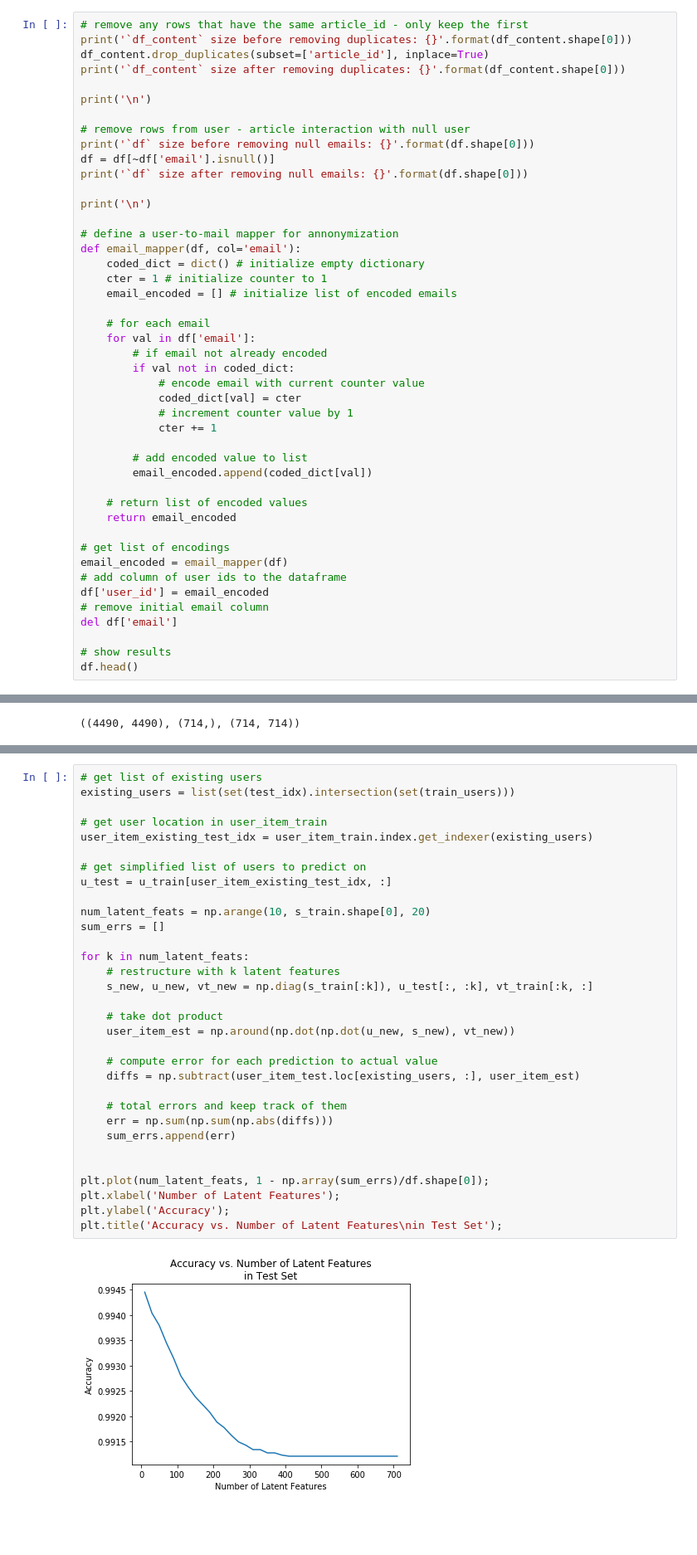
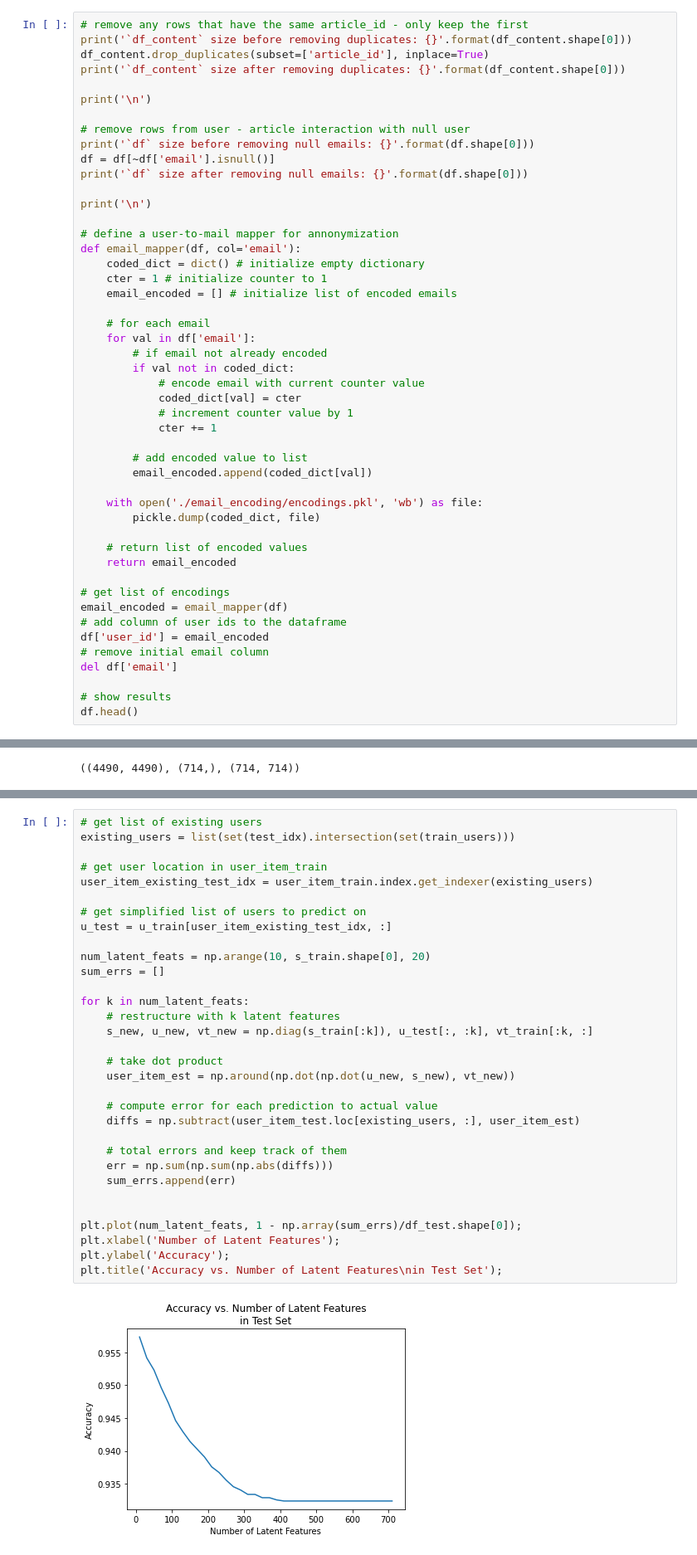
Before and after one commit to gradinarualex/ibm-article-recommender, a Jupyter notebook: IBM Watson Recommender.ipynb, the cells around one changed output, grey strips where cells are left out. Shown: that part at 83% size. Cells and saved outputs as stored; diff of their text form; blank space fills up the shorter version.

```diff
--- a/IBM Watson Recommender.ipynb
+++ b/IBM Watson Recommender.ipynb
@@ -187,6 +200,9 @@ def email_mapper(df, col='email'):
         # add encoded value to list
         email_encoded.append(coded_dict[val])
 
+    with open('./email_encoding/encodings.pkl', 'wb') as file:
+        pickle.dump(coded_dict, file)
+
     # return list of encoded values
     return email_encoded
 
@@ -893,35 +899,35 @@ plt.title('Accuracy vs. Number of Latent Features');
 existing_users = list(set(test_idx).intersection(set(train_users)))
 
 # get user location in user_item_train
 user_item_existing_test_idx = user_item_train.index.get_indexer(existing_users)
 
 # get simplified list of users to predict on
 u_test = u_train[user_item_existing_test_idx, :]
 
 num_latent_feats = np.arange(10, s_train.shape[0], 20)
 sum_errs = []
 
 for k in num_latent_feats:
     # restructure with k latent features
     s_new, u_new, vt_new = np.diag(s_train[:k]), u_test[:, :k], vt_train[:k, :]
 
     # take dot product
     user_item_est = np.around(np.dot(np.dot(u_new, s_new), vt_new))
 
     # compute error for each prediction to actual value
     diffs = np.subtract(user_item_test.loc[existing_users, :], user_item_est)
 
     # total errors and keep track of them
     err = np.sum(np.sum(np.abs(diffs)))
     sum_errs.append(err)
 
 
-plt.plot(num_latent_feats, 1 - np.array(sum_errs)/df.shape[0]);
+plt.plot(num_latent_feats, 1 - np.array(sum_errs)/df_test.shape[0]);
 plt.xlabel('Number of Latent Features');
 plt.ylabel('Accuracy');
 plt.title('Accuracy vs. Number of Latent Features\nin Test Set');
 # %% [output]
-[figure, old version]
+[figure, new version]
 # %% [markdown]
 `6.` Use the cell below to comment on the results you found in the previous question. Given the circumstances of your results, discuss what you might do to determine if the recommendations you make with any of the above recommendation systems are an improvement to how users currently find articles?
 # %% [markdown]
```
Also changed, not shown: parts of 13 cells of this notebook, 20 other files.
